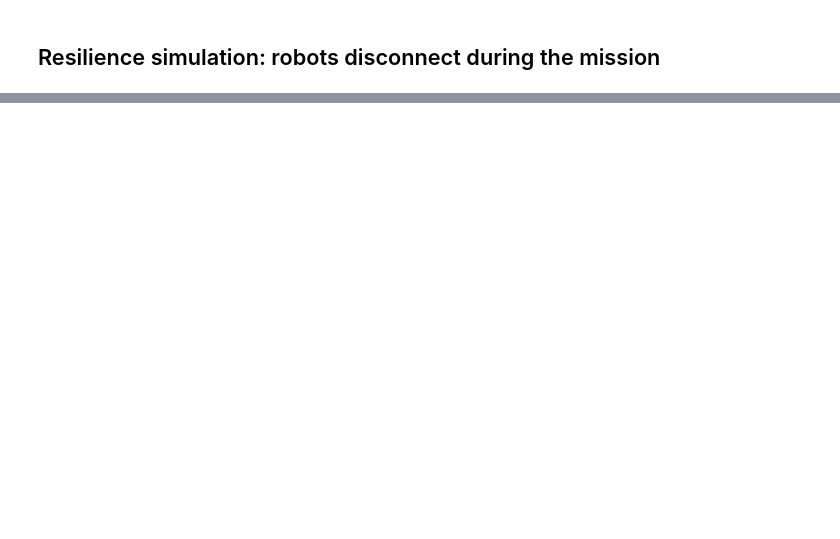
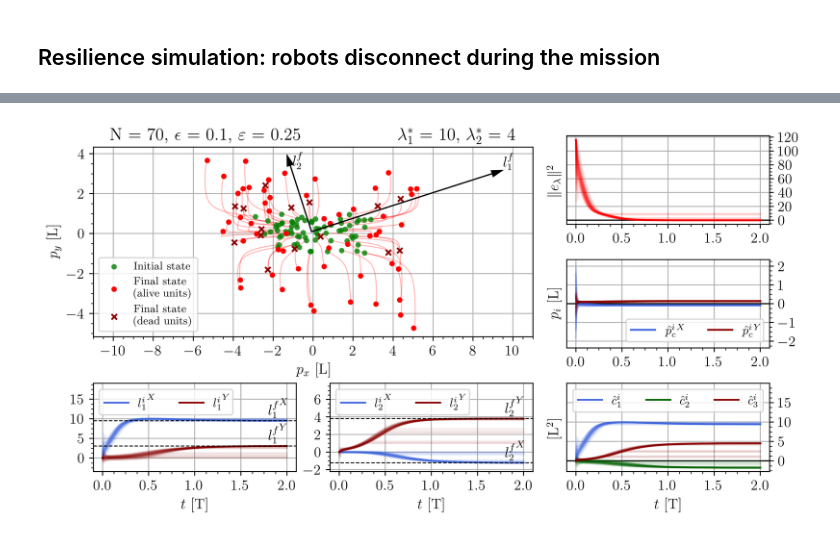
Before and after one commit to Swarm-Systems-Lab/dispersion-formation-control, a Jupyter notebook: notebooks/simulations.ipynb, the cells around one changed output, grey strips where cells are left out. Cells and saved outputs as stored; diff of their text form; code cells hidden in the pictures; blank space fills up the shorter version.

```diff
--- a/notebooks/simulations.ipynb
+++ b/notebooks/simulations.ipynb
@@ -205,4 +233,9 @@ for it in tqdm(range(len(t_list))):
     sim.int_euler()
 # %%
 # Generate the plot
-dfc.plot_resilience_paper(sim, lim=11, dpi=400, figsize=(10,5), t_sep=0.5)
+dfc.plot_resilience_paper(
+    sim, limx=11, dpi=400, figsize=(10,5), t_sep=0.5,
+    title=rf"N = {N}, $\epsilon$ = {epsilon_chat}, $\varepsilon$ = {epsilon_phat} " +
+    rf"$\qquad\qquad\quad$ $\lambda_1^*$ = {lambda_d[0]}, $\lambda_2^*$ = {lambda_d[1]}")
+# %% [output]
+[figure, added]
```
Also changed, not shown: parts of 6 cells of this notebook, 1 other file.
